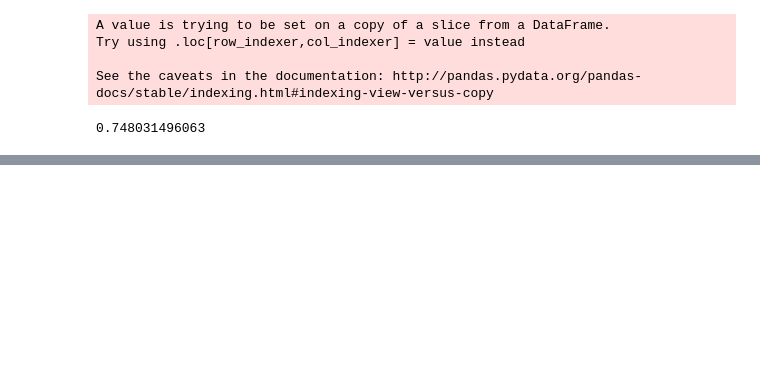
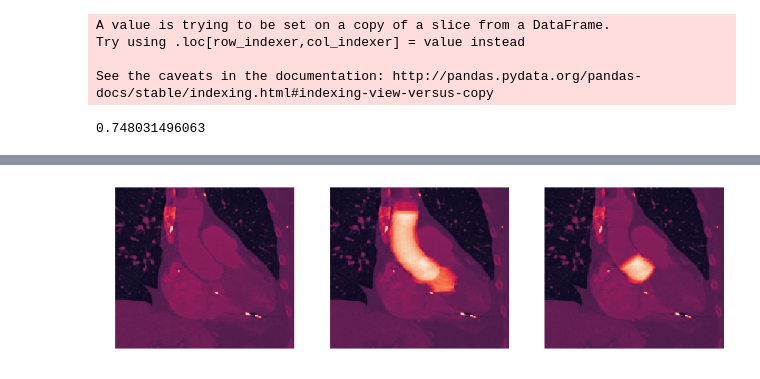
Before and after one commit to vessemer/AortaEstimation, a Jupyter notebook: demo.ipynb, the cells around one changed output, grey strips where cells are left out. Drawn from its saved outputs; the diff is of its cells as text; code cells hidden in the pictures; blank space fills up the shorter version.

```diff
--- a/demo.ipynb
+++ b/demo.ipynb
@@ -545,0 +511,26 @@ See the caveats in the documentation: http://pandas.pydata.org/pandas-docs/stabl
+# %%
+pid = np.random.choice(glob('/home/ubuntu/edata/RIII/*'))
+pid = os.path.basename(pid) + '.npy'
+path = '/home/ubuntu/edata/RIII_TMP/'
+
+patient = np.load(os.path.join(path, 'processed_patient', pid))
+aorta = np.load(os.path.join(path, 'predicted_aorta', pid))
+valve = np.load(os.path.join(path, 'prepared_valve_3d', pid))
+
+
+plt.figure(figsize=(17, 7))
+
+plt.subplot(1, 3, 1)
+x_mean = np.where(aorta)[1].mean()
+plt.imshow(patient[:, int(x_mean)])
+plt.axis('off');
+
+plt.subplot(1, 3, 2)
+plt.imshow(patient[:, int(x_mean)] + 70 * aorta.sum(1))
+plt.axis('off');
+
+plt.subplot(1, 3, 3)
+plt.imshow(patient[:, int(x_mean)] + 70 * valve.sum(1))
+plt.axis('off');
+# %% [output]
+[figure, added]
```
Also changed, not shown: parts of 14 cells of this notebook, 3 other files.
